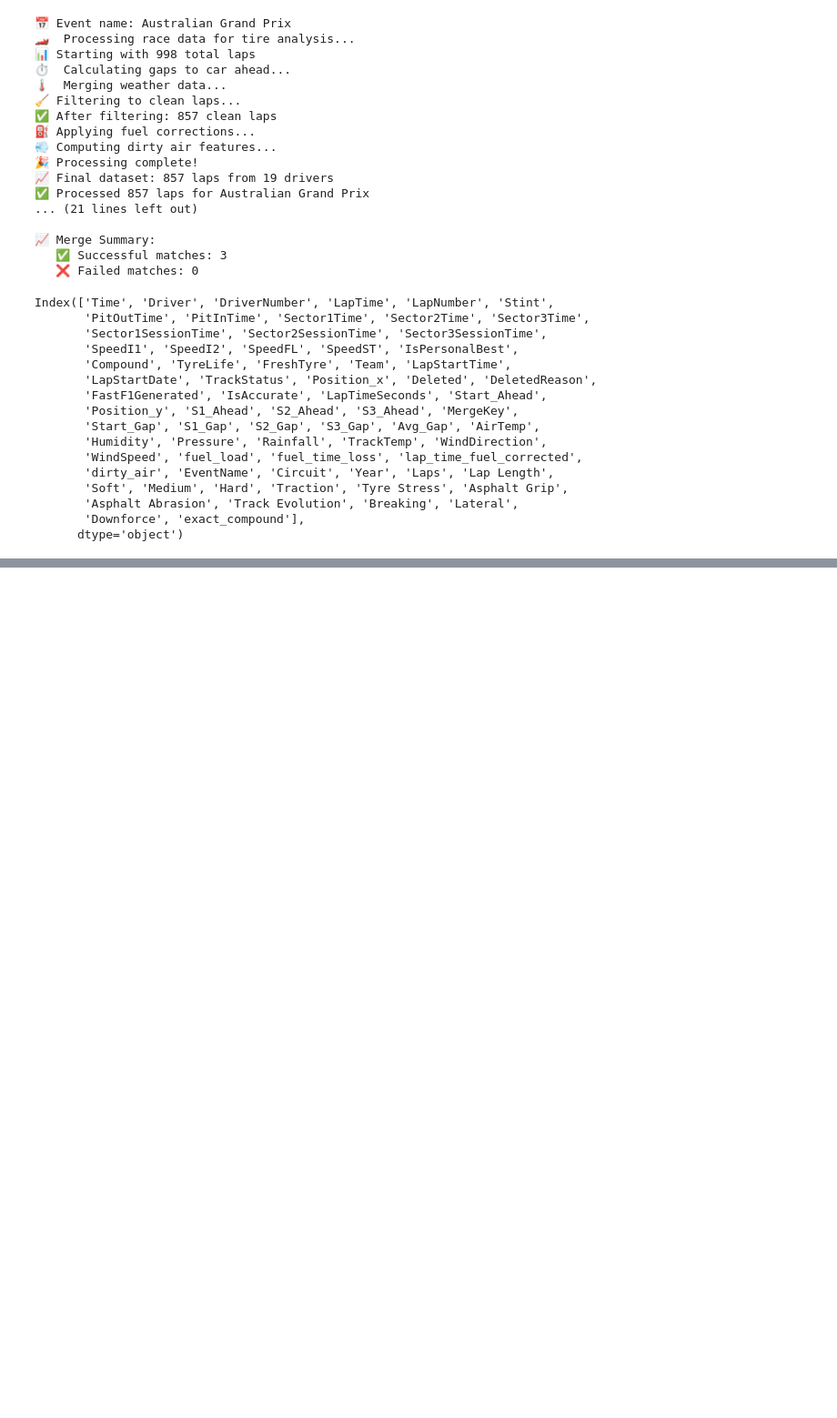
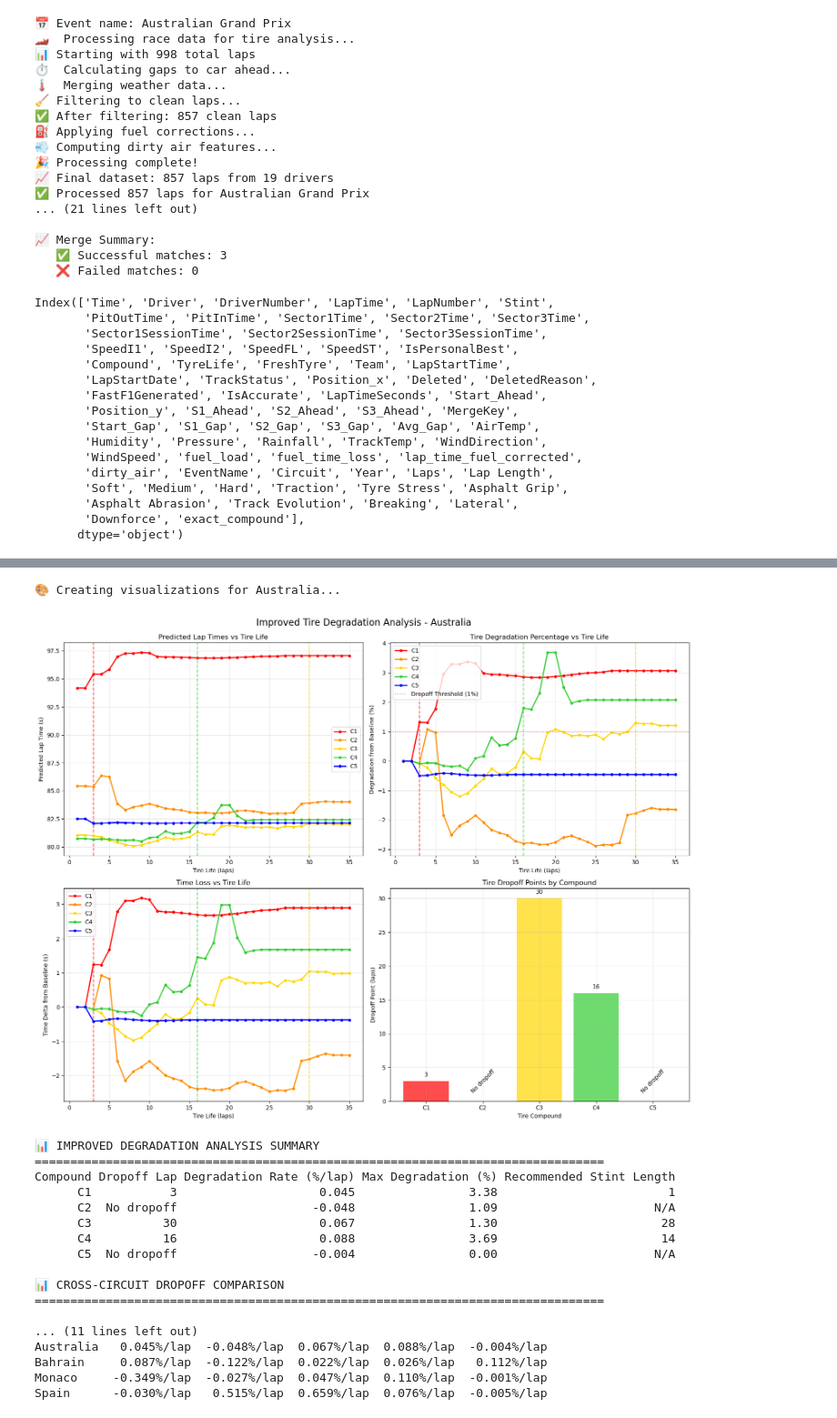
Before and after one commit to elijahmccauley/f1_tire_deg, a Jupyter notebook: F1_TireDeg_Analysis.ipynb, the cells around one changed output, grey strips where cells are left out. Shown at 91% size. Saved outputs shown, nothing was run; the diff lists cells and outputs as text; code cells hidden in the pictures; blank space fills up the shorter version.

```diff
--- a/F1_TireDeg_Analysis.ipynb
+++ b/F1_TireDeg_Analysis.ipynb
@@ -1002,0 +2629,63 @@ combined_data[['Compound', 'Soft', 'Medium', 'Hard', 'exact_compound']]
+# %%
+# Visualize results for a specific circuit (Australia as example)
+if "Australia" in all_circuit_results:
+    print("🎨 Creating visualizations for Australia...")
+
+    australia_results = all_circuit_results["Australia"]
+    visualize_predicted_degradation(
+        australia_results['degradation_df'],
+        australia_results['dropoff_results'],
+        save_plots=True
+    )
+else:
+    print("⚠️ No Australia results available for visualization")
+
+# Compare dropoff points across circuits
+if len(all_circuit_results) > 1:
+    print("\n📊 CROSS-CIRCUIT DROPOFF COMPARISON")
+    print("=" * 80)
+
+    # Create comparison DataFrame
+    comparison_data = []
+    for circuit, results in all_circuit_results.items():
+        dropoff_results = results['dropoff_results']
+        for compound, compound_results in dropoff_results.items():
+            comparison_data.append({
+                'Circuit': circuit,
+                'Compound': compound,
+                'Dropoff_Lap': compound_results['dropoff_lap'] if compound_results['dropoff_lap'] else 'No dropoff',
+                'Degradation_Rate': f"{compound_results['degradation_rate_per_lap']:.3f}%/lap",
+                'Max_Degradation': f"{compound_results['max_degradation_percent']:.2f}%"
+            })
+
+    comparison_df = pd.DataFrame(comparison_data)
+
+    # Pivot to show dropoff laps by circuit and compound
+    dropoff_pivot = comparison_df.pivot(index='Circuit', columns='Compound', values='Dropoff_Lap')
+    print("\nDropoff Points by Circuit and Compound:")
+    print(dropoff_pivot.to_string())
+
+    # Show degradation rates
+    rate_pivot = comparison_df.pivot(index='Circuit', columns='Compound', values='Degradation_Rate')
+    print("\nDegradation Rates by Circuit and Compound:")
+    print(rate_pivot.to_string())
+# %% [output]
+🎨 Creating visualizations for Australia...
+[figure, added]
+📊 IMPROVED DEGRADATION ANALYSIS SUMMARY
+================================================================================
+Compound Dropoff Lap Degradation Rate (%/lap) Max Degradation (%) Recommended Stint Length
+      C1           3                    0.045                3.38                        1
+      C2  No dropoff                   -0.048                1.09                      N/A
+      C3          30                    0.067                1.30                       28
+      C4          16                    0.088                3.69                       14
+      C5  No dropoff                   -0.004                0.00                      N/A
+
+📊 CROSS-CIRCUIT DROPOFF COMPARISON
+================================================================================
+
+... (11 lines left out)
+Australia   0.045%/lap  -0.048%/lap  0.067%/lap  0.088%/lap  -0.004%/lap
+Bahrain     0.087%/lap  -0.122%/lap  0.022%/lap  0.026%/lap   0.112%/lap
+Monaco     -0.349%/lap  -0.027%/lap  0.047%/lap  0.110%/lap  -0.001%/lap
+Spain      -0.030%/lap   0.515%/lap  0.659%/lap  0.076%/lap  -0.005%/lap
```
Also changed, not shown: parts of 47 cells of this notebook, 5 other files.
